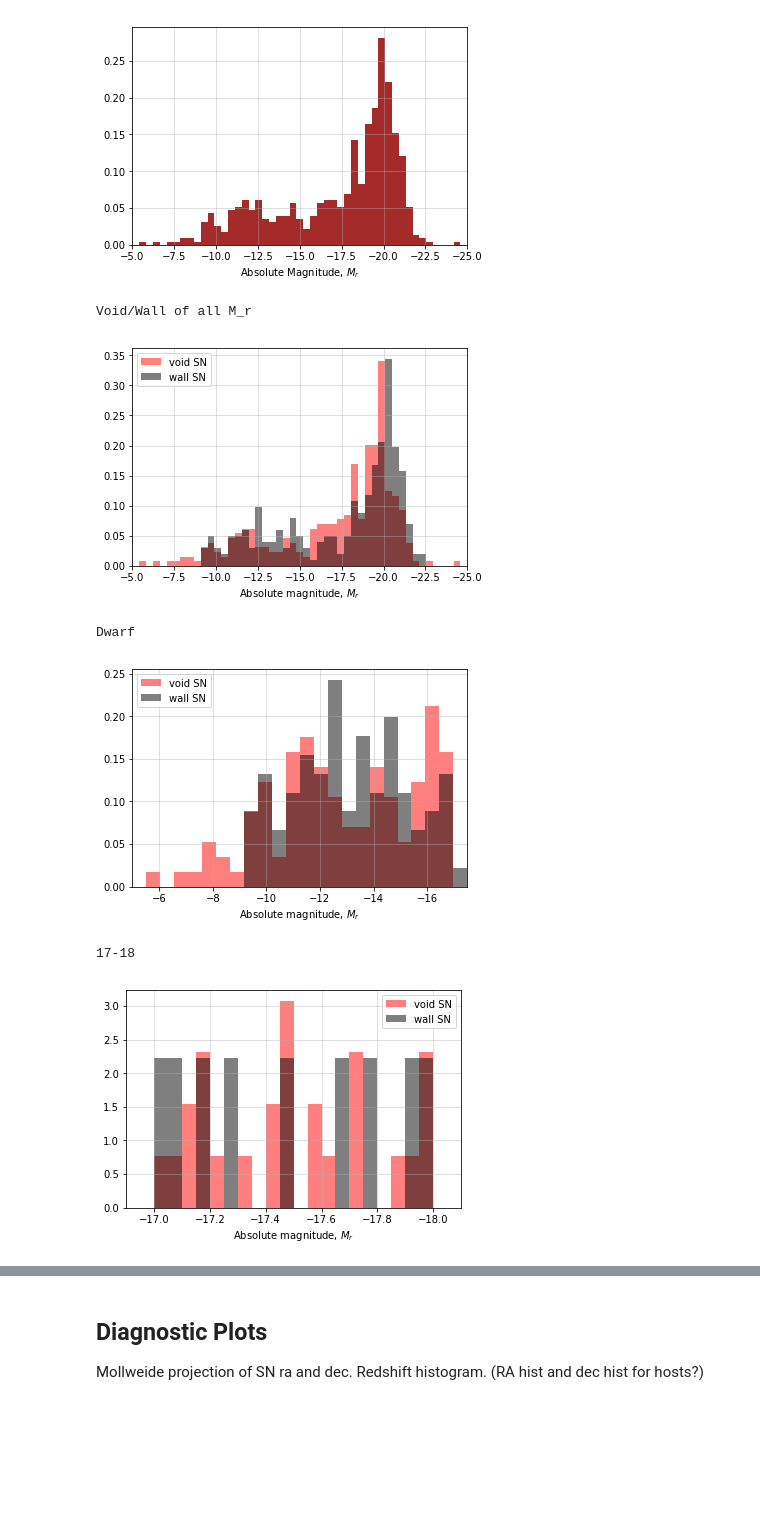
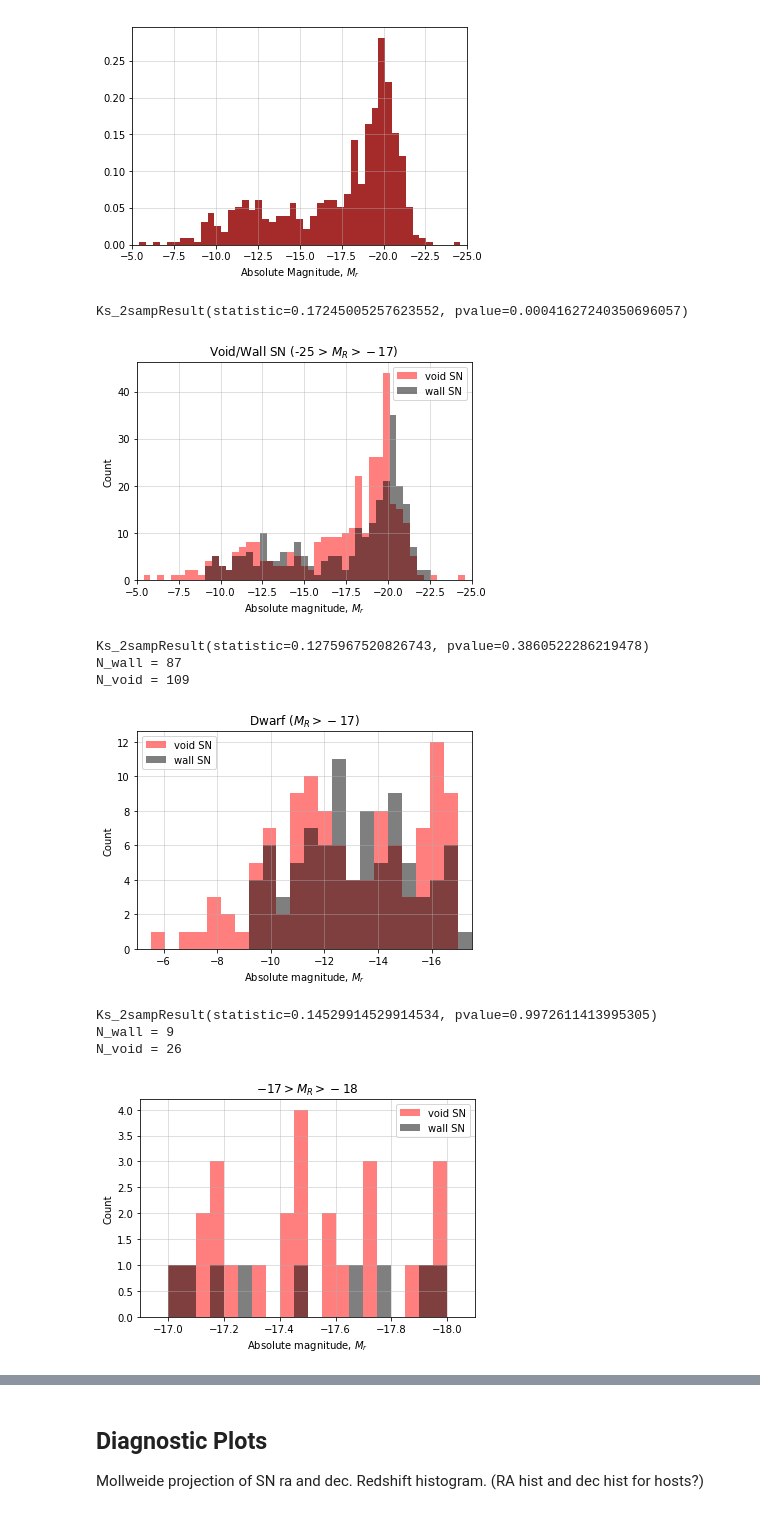
Before and after one commit to DESI-UR/SNe_Void_Properties, a Jupyter notebook: CURRENT_SNe_rates.ipynb, the cells around one changed output, grey strips where cells are left out. Saved outputs shown, nothing was run; the diff lists cells and outputs as text; code cells hidden in the pictures; blank space fills up the shorter version.

```diff
--- a/CURRENT_SNe_rates.ipynb
+++ b/CURRENT_SNe_rates.ipynb
@@ -338,6 +340,9 @@ sn_table = Table.read('FINALcut_SNtable.txt', format='ascii.commented_header', i
 ### Separating void/wall and magnitude.
 vbool = sn_table['vflag'] == 1
 wbool = sn_table['vflag'] == 0
+
+v_raDec = fcut_master_table[vbool] # for Mollweide
+w_raDec = fcut_master_table[wbool]  # for Mollweide
 
 v_sn = sn_table[vbool]
 w_sn = sn_table[wbool]
@@ -349,31 +354,38 @@ def mag_split(data_table):
    bool17_18 = np.logical_and(data_table['abs_mag']<-17,data_table['abs_mag']>-18)
    bool18_19 = np.logical_and(data_table['abs_mag']<-18,data_table['abs_mag']>-19)
    bool19_20 = np.logical_and(data_table['abs_mag']<-19,data_table['abs_mag']>-20)
+   bool17_18h = np.logical_and(data_table['abs_mag']<-17,data_table['abs_mag']>-18.5)
+   bool18h_20 = np.logical_and(data_table['abs_mag']<-18.5,data_table['abs_mag']>-20)
 
    dwarf_table  = data_table[dwbool]
    bright_table = data_table[brbool]
    table17_18   = data_table[bool17_18]
    table18_19   = data_table[bool18_19]
    table19_20   = data_table[bool19_20]
+   table17_18h = data_table[bool17_18h]
+   table18h_20 = data_table[bool18h_20]
 
-   return dwarf_table, bright_table, table17_18, table18_19, table19_20
+   return dwarf_table, bright_table, table17_18, table18_19, table19_20, table17_18h, table18h_20
 # %%
-vdwarf_table, vbright_table, v17_18table, v18_19table, v19_20table = mag_split(v_sn)
+vdwarf_table, vbright_table, v17_18table, v18_19table, v19_20table, v17_18hTable, v18h_20Table = mag_split(v_sn)
 
-wdwarf_table, wbright_table, wtable17_18, wtable18_19, wtable19_20 = mag_split(w_sn)
+wdwarf_table, wbright_table, wtable17_18, wtable18_19, wtable19_20, wtable17_18h, wtable18h_20 = mag_split(w_sn)
 
 # mag_split(sn_table)
 # %% [markdown]
 # Histograms
 # %%
 ### Making a histogram.
-def make_hist(void_input, wall_input, _bins):
+def make_hist(void_input, wall_input, _bins, normalize=False):
     fig, ax = plt.subplots(1, 1)
 
-    return (ax.hist(void_input, bins = _bins, color='red', alpha=0.5, density=1, label='void SN'),
-            ax.hist(wall_input, bins = _bins, color='black', alpha=0.5, density=1, label='wall SN'),
+    density = 1 if normalize else None
+
+    return (ax.hist(void_input, bins = _bins, color='red', alpha=0.5, density=density, label='void SN'),
+            ax.hist(wall_input, bins = _bins, color='black', alpha=0.5, density=density, label='wall SN'),
             ax.legend(),
-            ax.set(xlabel = 'Absolute magnitude, $M_r$'),
+            ax.set(xlabel = 'Absolute magnitude, $M_r$',
+                   ylabel = 'Count'),
             ax.grid(alpha=0.5))
 # %%
 ### Plot of 566 SN by all M_r. (normalized)
@@ -387,28 +399,39 @@ Text(0.5, 0, 'Absolute Magnitude, $M_r$')
 [figure]
 # %%
 ### Histogram of SN separated into void and wall of all M_r.
-make_hist(v_sn['abs_mag'], w_sn['abs_mag'], np.linspace(-25, -5, 50))
+make_hist(v_sn['abs_mag'], w_sn['abs_mag'], np.linspace(-25, -5, 50))# , normalize=True)
 plt.xlim(-5,-25)
-print('Void/Wall of all M_r')
+plt.title('Void/Wall SN (-25 > $M_R > -17$)')
+print(ks_2samp(v_sn['abs_mag'], w_sn['abs_mag']))
 # %% [output]
-Void/Wall of all M_r
+Ks_2sampResult(statistic=0.17245005257623552, pvalue=0.00041627240350696057)
-[figure, old version]
+[figure, new version]
 # %%
 ### DWARF ( > -17)
 make_hist(vdwarf_table['abs_mag'], wdwarf_table['abs_mag'], np.linspace(-17.5, -5, 25))
 plt.xlim(-5,-17.5)
-print('Dwarf')
+plt.title('Dwarf ($M_R > -17$)')
+print(ks_2samp(vdwarf_table['abs_mag'], wdwarf_table['abs_mag']))
+print('N_wall = {:d}'.format(len(wdwarf_table['abs_mag'])))
+print('N_void = {:d}'.format(len(vdwarf_table['abs_mag'])))
 # %% [output]
-Dwarf
+Ks_2sampResult(statistic=0.1275967520826743, pvalue=0.3860522286219478)
+N_wall = 87
+N_void = 109
-[figure, old version]
+[figure, new version]
 # %%
 ### 17-18
 make_hist(v17_18table['abs_mag'], wtable17_18['abs_mag'], np.linspace(-18.1, -16.9, 25))
 plt.xlim(-16.9,-18.1)
-print('17-18')
+plt.title('$-17 > M_R > -18$')
+print(ks_2samp(v17_18table['abs_mag'], wtable17_18['abs_mag']))
+print('N_wall = {:d}'.format(len(wtable17_18['abs_mag'])))
+print('N_void = {:d}'.format(len(v17_18table['abs_mag'])))
 # %% [output]
-17-18
+Ks_2sampResult(statistic=0.14529914529914534, pvalue=0.9972611413995305)
+N_wall = 9
+N_void = 26
-[figure, old version]
+[figure, new version]
 # %%
 ### 18-19
 make_hist(v18_19table['abs_mag'], wtable18_19['abs_mag'], np.linspace(-19.1, -17.9, 25))
```
Also changed, not shown: parts of 18 cells of this notebook.
